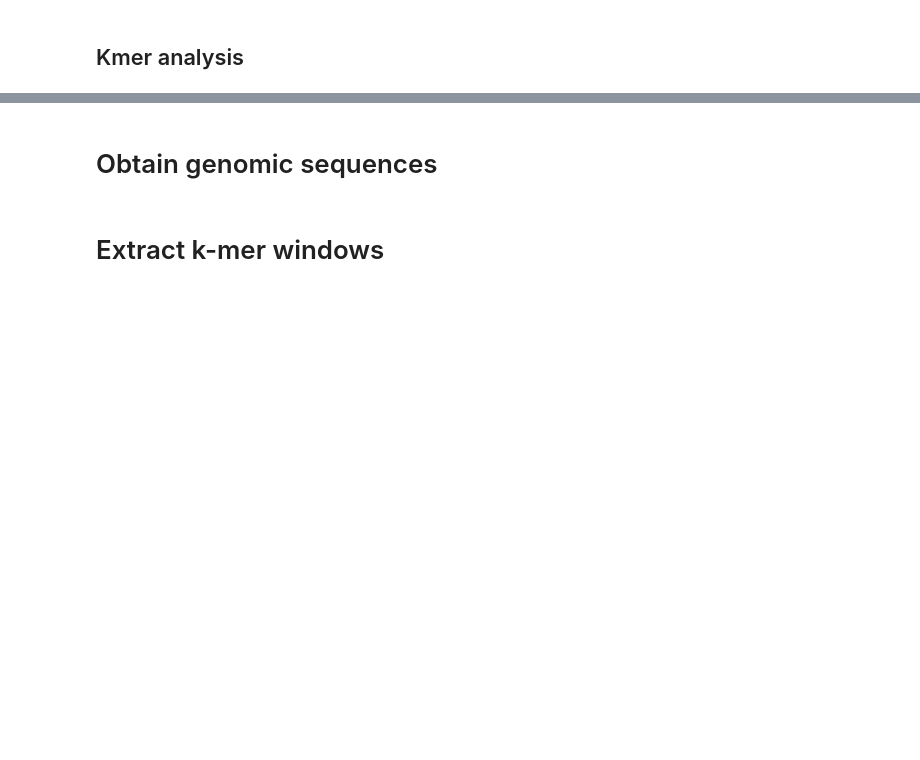
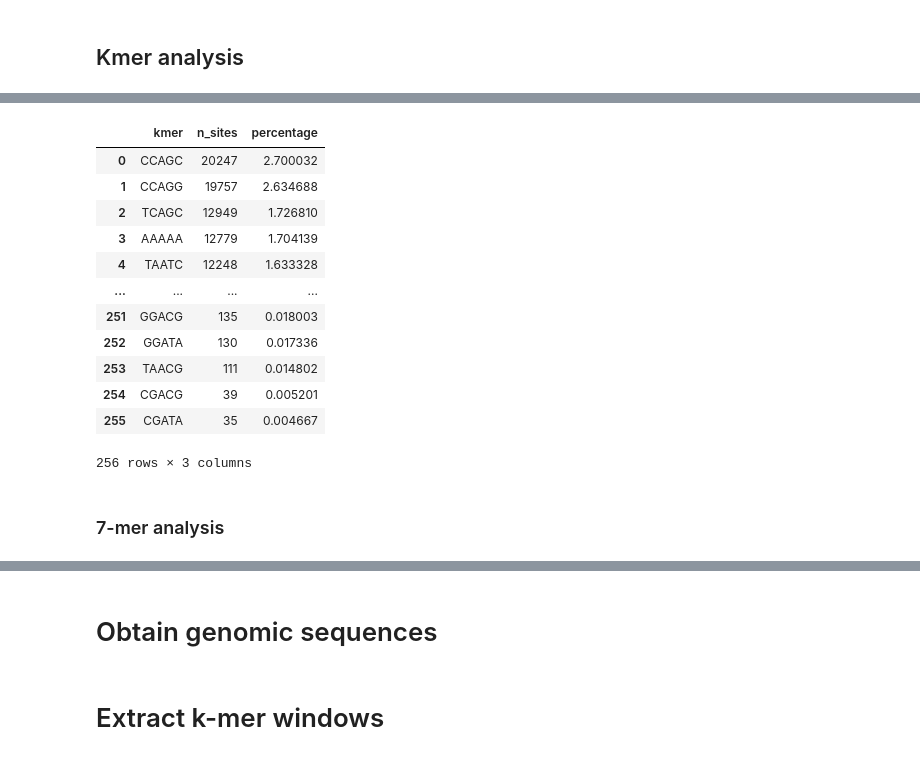
Before and after one commit to tamdanp01-beep/a-to-i-RNA-edits, a Jupyter notebook: notebooks/01_sequence_context.ipynb, the cells around one changed output, grey strips where cells are left out. Saved outputs shown, nothing was run; the diff lists cells and outputs as text; code cells hidden in the pictures; blank space fills up the shorter version.

```diff
--- a/notebooks/01_sequence_context.ipynb
+++ b/notebooks/01_sequence_context.ipynb
@@ -301,0 +630,9 @@ def count_motif_freq()
+# %%
+five_mer_file = (
+    Path.cwd().parent
+    /"results"
+    /"01_sequence_context"
+    /"5mers.tsv"
+)
+
+print(extract_all_kmers(dataframe=df_raw, genome=hg38, k=5, output_file=five_mer_file,))
@@ -301,0 +657,23 @@ def count_motif_freq()
+# %%
+five_mer_counts = count_kmers_from_file(
+    input_file=five_mer_file,
+    k=5,
+)
+
+five_mer_counts
+# %% [output]
+|  | kmer | n_sites | percentage |
+| 0 | CCAGC | 20247 | 2.700032 |
+| 1 | CCAGG | 19757 | 2.634688 |
+| 2 | TCAGC | 12949 | 1.726810 |
+| 3 | AAAAA | 12779 | 1.704139 |
+| 4 | TAATC | 12248 | 1.633328 |
+| ... | ... | ... | ... |
+| 251 | GGACG | 135 | 0.018003 |
+| 252 | GGATA | 130 | 0.017336 |
+| 253 | TAACG | 111 | 0.014802 |
+| 254 | CGACG | 39 | 0.005201 |
+| 255 | CGATA | 35 | 0.004667 |
+256 rows × 3 columns
+# %% [markdown]
+### 7-mer analysis
```
Also changed, not shown: parts of 19 cells of this notebook.
